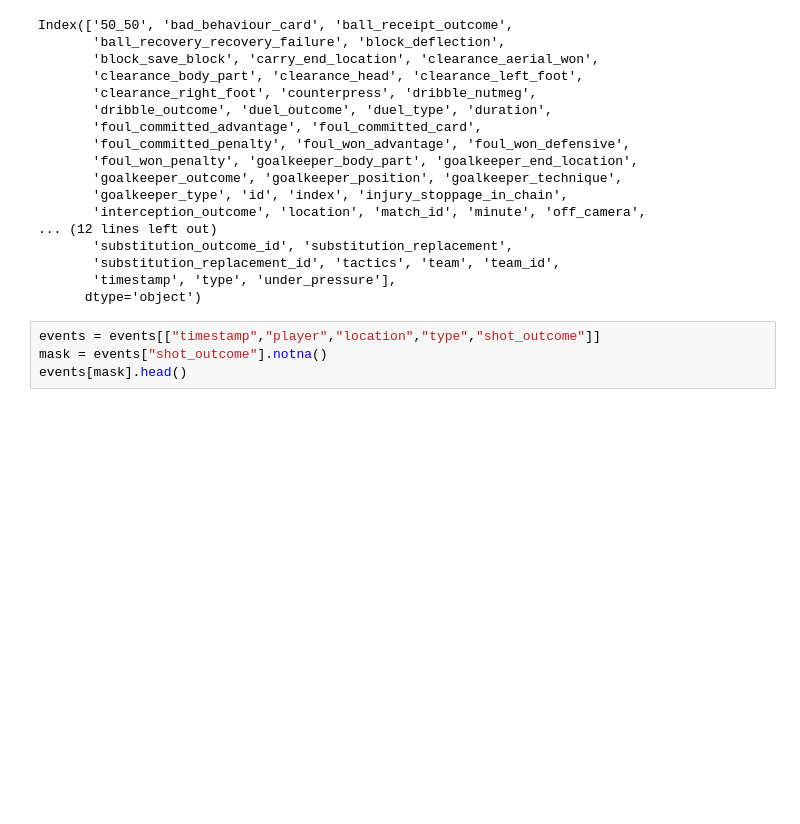
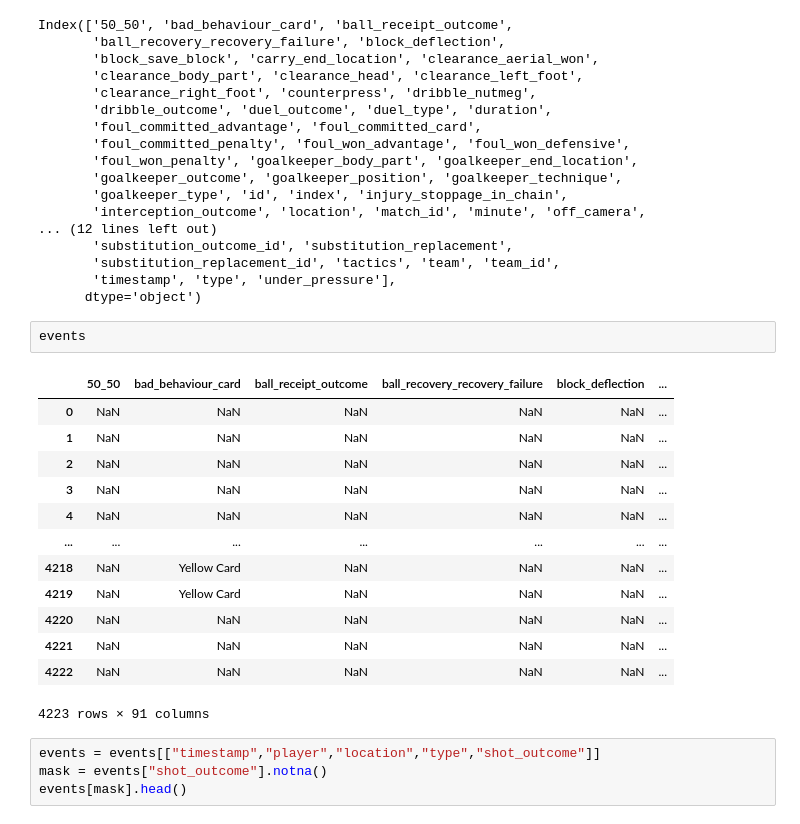
Before and after one commit to allorenz/statsbomb-open-data, a Jupyter notebook: src/investigate.ipynb, the cells around one changed output. Drawn from its saved outputs; the diff is of its cells as text; blank space fills up the shorter version.

```diff
--- a/src/investigate.ipynb
+++ b/src/investigate.ipynb
@@ -47,6 +47,22 @@ Index(['50_50', 'bad_behaviour_card', 'ball_receipt_outcome',
        'substitution_replacement_id', 'tactics', 'team', 'team_id',
        'timestamp', 'type', 'under_pressure'],
       dtype='object')
+# %%
+events
+# %% [output]
+|  | 50_50 | bad_behaviour_card | ball_receipt_outcome | ball_recovery_recovery_failure | block_deflection | ... |
+| 0 | NaN | NaN | NaN | NaN | NaN | ... |
+| 1 | NaN | NaN | NaN | NaN | NaN | ... |
+| 2 | NaN | NaN | NaN | NaN | NaN | ... |
+| 3 | NaN | NaN | NaN | NaN | NaN | ... |
+| 4 | NaN | NaN | NaN | NaN | NaN | ... |
+| ... | ... | ... | ... | ... | ... | ... |
+| 4218 | NaN | Yellow Card | NaN | NaN | NaN | ... |
+| 4219 | NaN | Yellow Card | NaN | NaN | NaN | ... |
+| 4220 | NaN | NaN | NaN | NaN | NaN | ... |
+| 4221 | NaN | NaN | NaN | NaN | NaN | ... |
+| 4222 | NaN | NaN | NaN | NaN | NaN | ... |
+4223 rows × 91 columns
 # %%
 events = events[["timestamp","player","location","type","shot_outcome"]]
 mask = events["shot_outcome"].notna()
```
Also changed, not shown: parts of 4 cells of this notebook.
